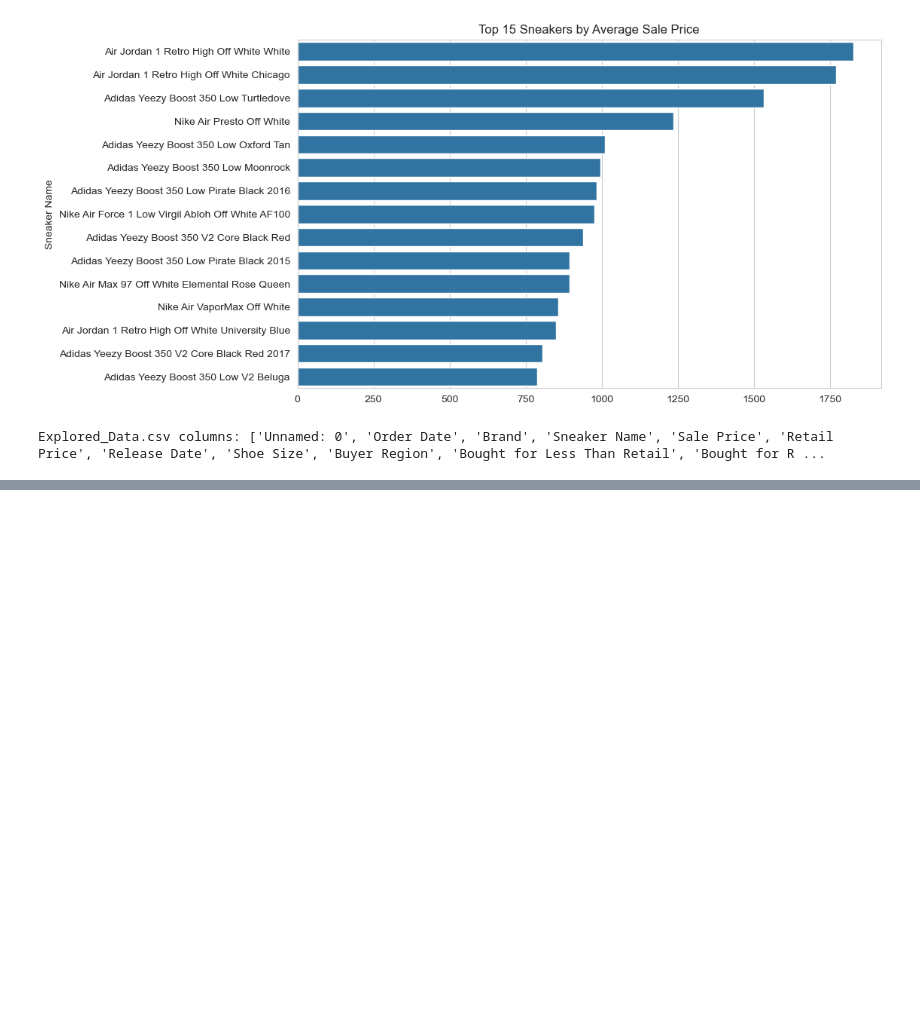
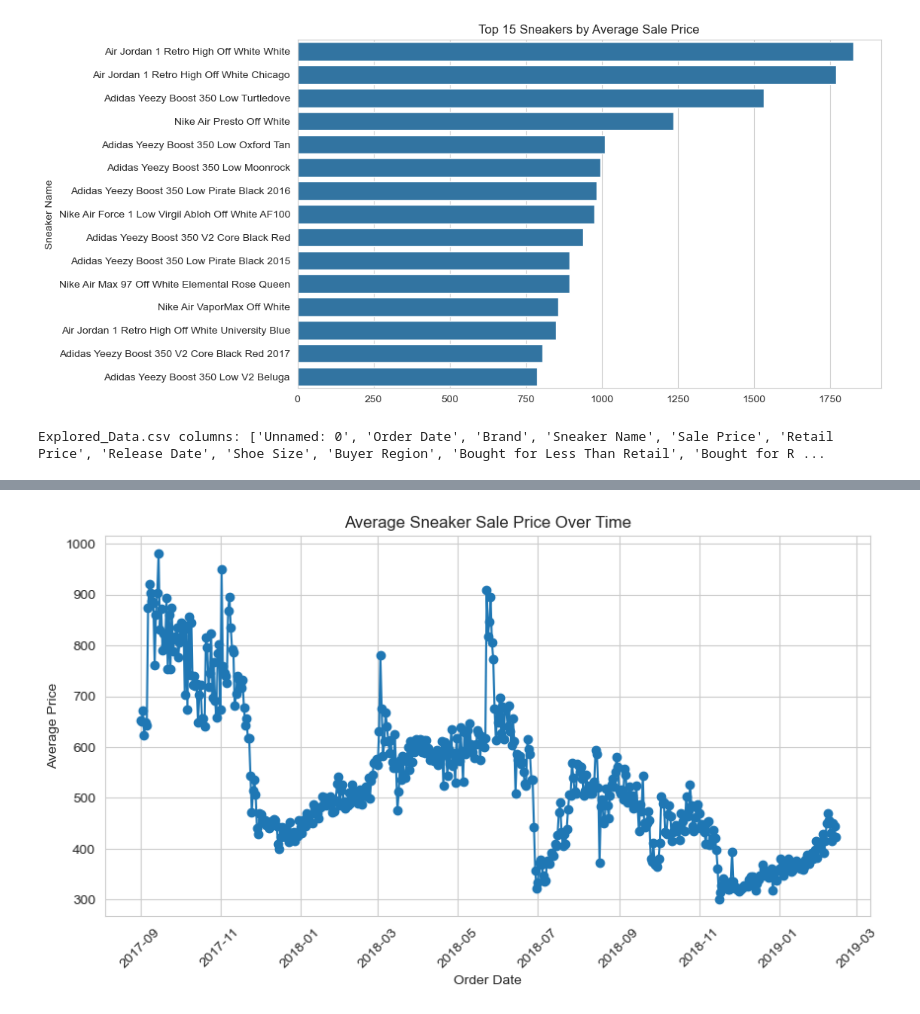
Before and after one commit to AksAad/Sneaker-price-prediction, a Jupyter notebook: notebooks/eda_visuals.ipynb, the cells around one changed output, grey strips where cells are left out. Saved outputs shown, nothing was run; the diff lists cells and outputs as text; code cells hidden in the pictures; blank space fills up the shorter version.

```diff
--- a/notebooks/eda_visuals.ipynb
+++ b/notebooks/eda_visuals.ipynb
@@ -171,0 +181,14 @@ if 'Unnamed: 0' in explored_df.columns:
+# %%
+explored_df['Order Date'] = pd.to_datetime(explored_df['Order Date'], errors='coerce')
+
+avg_price_over_time = explored_df.groupby('Order Date')['Sale Price'].mean()
+
+plt.figure(figsize=(10,5))
+plt.plot(avg_price_over_time.index, avg_price_over_time.values, marker='o')
+plt.title("Average Sneaker Sale Price Over Time")
+plt.xlabel("Order Date")
+plt.ylabel("Average Price")
+plt.xticks(rotation=45)
+plt.show()
+# %% [output]
+[figure, added]
```
Also changed, not shown: parts of 12 cells of this notebook.
